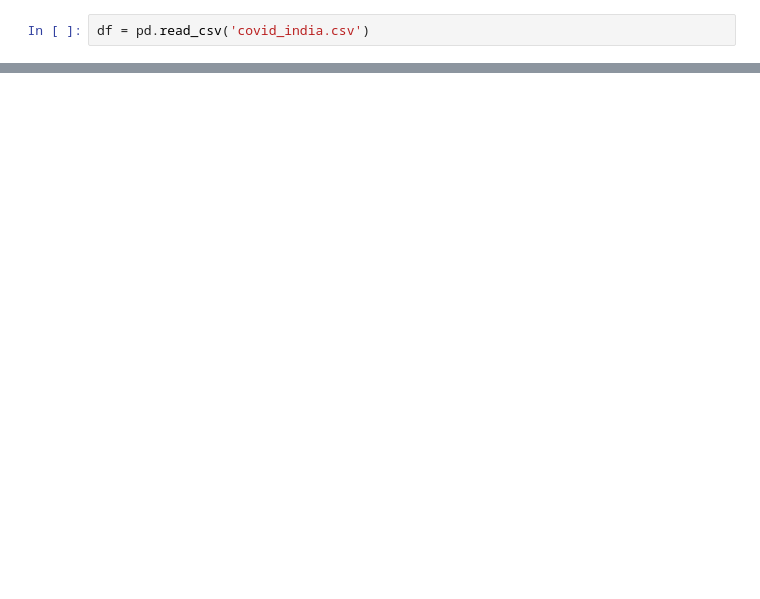
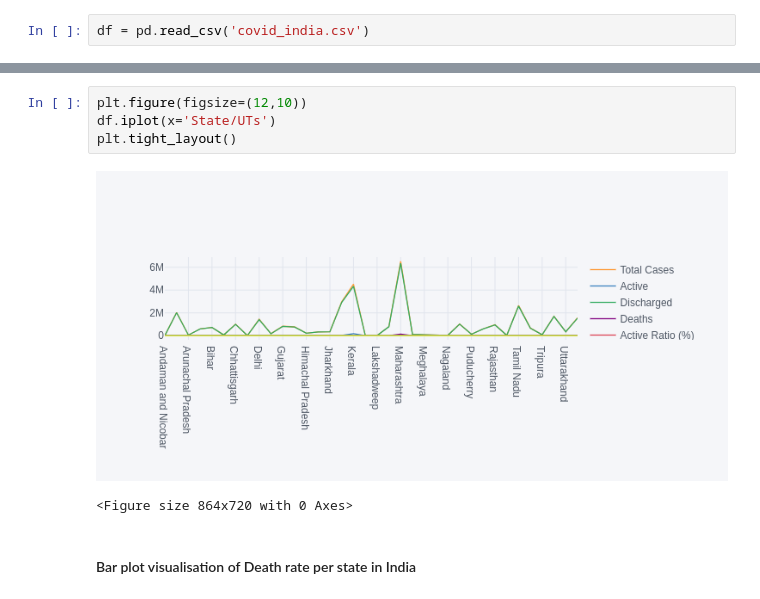
Before and after one commit to Rushikesh8421/Data-Science, a Jupyter notebook: Data Visualisation of covid 19/Covid19_visualisation.ipynb, the cells around one changed output, grey strips where cells are left out. Drawn from its saved outputs; the diff is of its cells as text; blank space fills up the shorter version.

```diff
--- a/Data Visualisation of covid 19/Covid19_visualisation.ipynb
+++ b/Data Visualisation of covid 19/Covid19_visualisation.ipynb
@@ -37,0 +104,9 @@ Name: State/UTs, dtype: int64
+# %%
+plt.figure(figsize=(12,10))
+df.iplot(x='State/UTs')
+plt.tight_layout()
+# %% [output]
+[figure, added]
+<Figure size 864x720 with 0 Axes>
+# %% [markdown]
+#### Bar plot visualisation of Death rate per state in India
```
Also changed, not shown: parts of 21 cells of this notebook.
